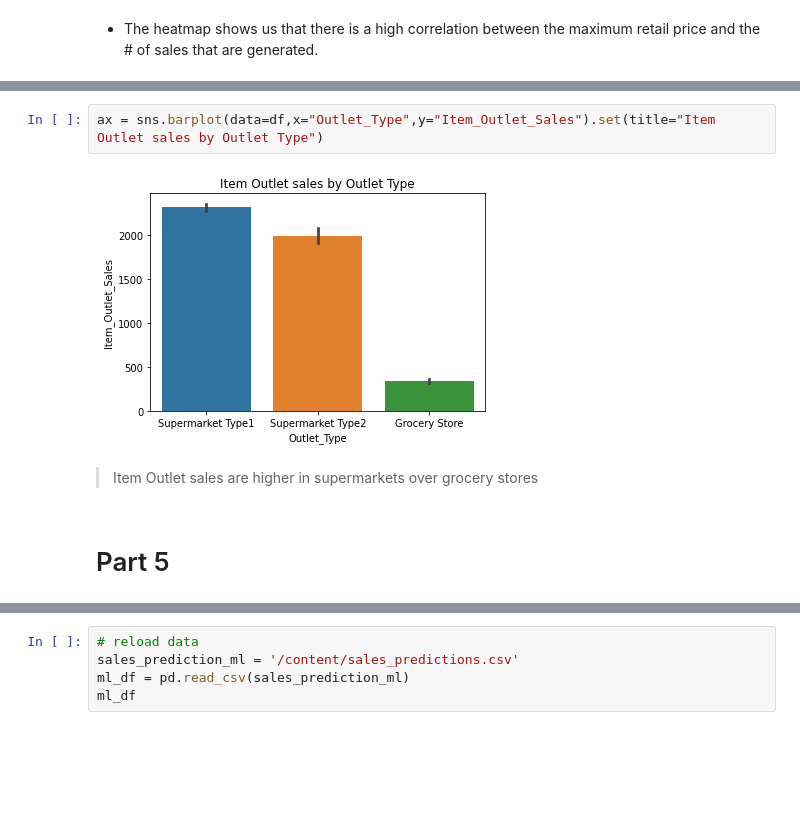
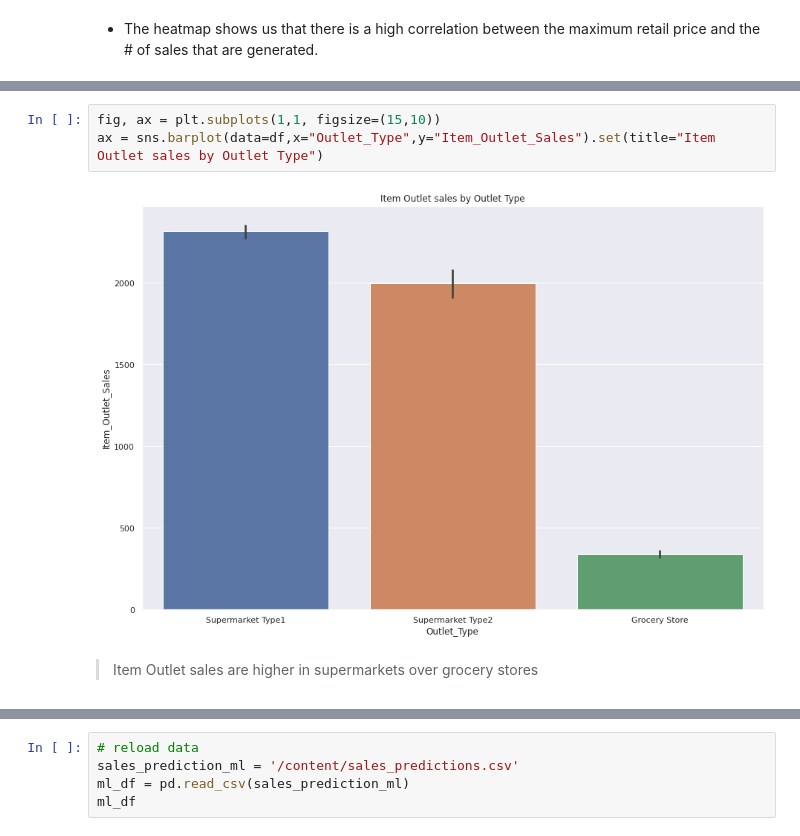
Before and after one commit to robertramos89/CD-DS-1-24-22, a Jupyter notebook: PortfolioProject1.ipynb, the cells around one changed output, grey strips where cells are left out. Saved outputs shown, nothing was run; the diff lists cells and outputs as text; blank space fills up the shorter version.

```diff
--- a/PortfolioProject1.ipynb
+++ b/PortfolioProject1.ipynb
@@ -403,8 +401,7 @@ ax.grid(axis="y")
 # %%
+fig, ax = plt.subplots(1,1, figsize=(15,10))
 ax = sns.barplot(data=df,x="Outlet_Type",y="Item_Outlet_Sales").set(title="Item Outlet sales by Outlet Type")
 # %% [output]
-[figure, old version]
+[figure, new version]
 # %% [markdown]
 > Item Outlet sales are higher in supermarkets over grocery stores
-# %% [markdown]
-# Part 5
```
Also changed, not shown: parts of 28 cells of this notebook.
